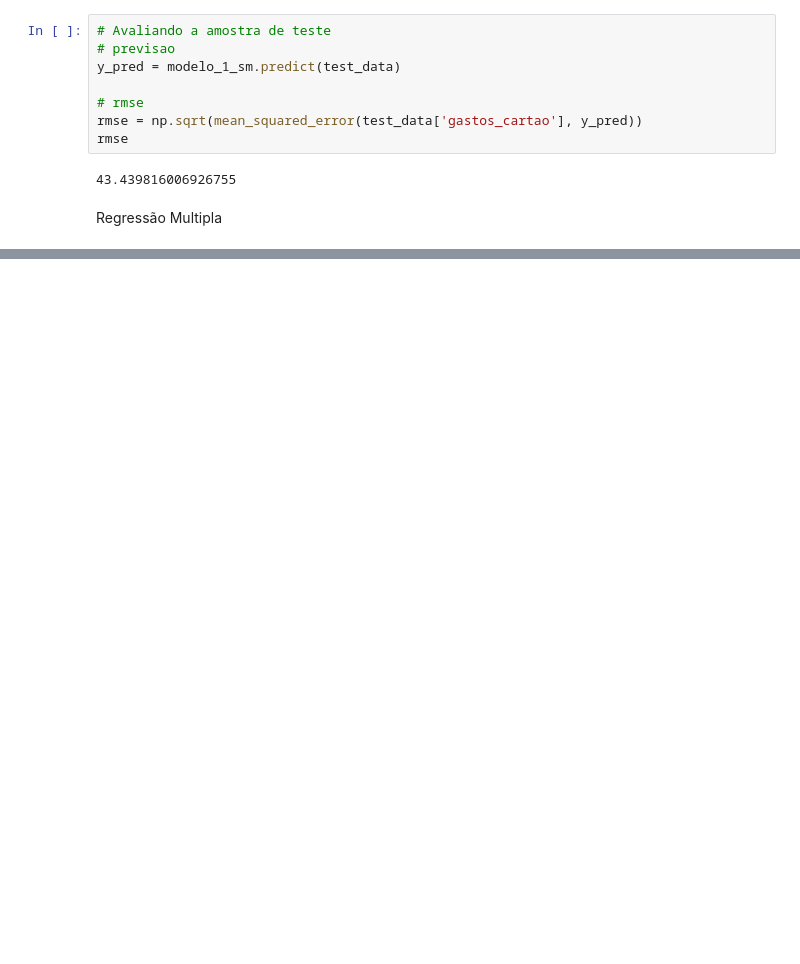
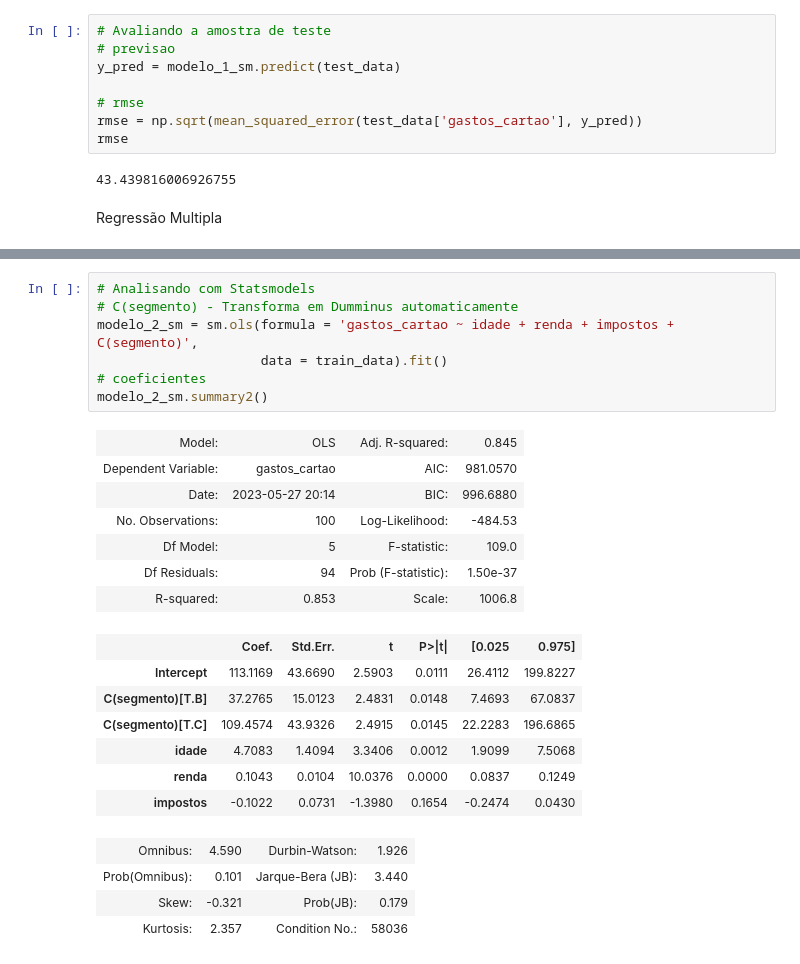
Before and after one commit to CarolineAndradeR/Python, a Jupyter notebook: Regressão_Linear.ipynb, the cells around one changed output, grey strips where cells are left out. Saved outputs shown, nothing was run; the diff lists cells and outputs as text; blank space fills up the shorter version.

```diff
--- a/Regressão_Linear.ipynb
+++ b/Regressão_Linear.ipynb
@@ -165,0 +218,26 @@ segmento_data_test.head()
+# %%
+# Analisando com Statsmodels
+# C(segmento) - Transforma em Dumminus automaticamente
+modelo_2_sm = sm.ols(formula = 'gastos_cartao ~ idade + renda + impostos + C(segmento)',
+                     data = train_data).fit()
+# coeficientes
+modelo_2_sm.summary2()
+# %% [output]
+| Model: | OLS | Adj. R-squared: | 0.845 |
+| Dependent Variable: | gastos_cartao | AIC: | 981.0570 |
+| Date: | 2023-05-27 20:14 | BIC: | 996.6880 |
+| No. Observations: | 100 | Log-Likelihood: | -484.53 |
+| Df Model: | 5 | F-statistic: | 109.0 |
+| Df Residuals: | 94 | Prob (F-statistic): | 1.50e-37 |
+| R-squared: | 0.853 | Scale: | 1006.8 |
+|  | Coef. | Std.Err. | t | P>|t| | [0.025 | 0.975] |
+| Intercept | 113.1169 | 43.6690 | 2.5903 | 0.0111 | 26.4112 | 199.8227 |
+| C(segmento)[T.B] | 37.2765 | 15.0123 | 2.4831 | 0.0148 | 7.4693 | 67.0837 |
+| C(segmento)[T.C] | 109.4574 | 43.9326 | 2.4915 | 0.0145 | 22.2283 | 196.6865 |
+| idade | 4.7083 | 1.4094 | 3.3406 | 0.0012 | 1.9099 | 7.5068 |
+| renda | 0.1043 | 0.0104 | 10.0376 | 0.0000 | 0.0837 | 0.1249 |
+| impostos | -0.1022 | 0.0731 | -1.3980 | 0.1654 | -0.2474 | 0.0430 |
+| Omnibus: | 4.590 | Durbin-Watson: | 1.926 |
+| Prob(Omnibus): | 0.101 | Jarque-Bera (JB): | 3.440 |
+| Skew: | -0.321 | Prob(JB): | 0.179 |
+| Kurtosis: | 2.357 | Condition No.: | 58036 |
```
Also changed, not shown: parts of 14 cells of this notebook.
